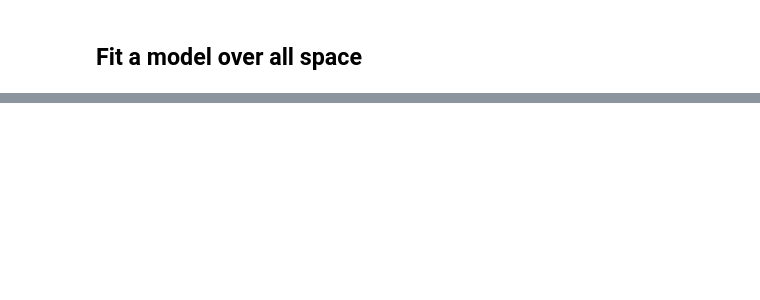
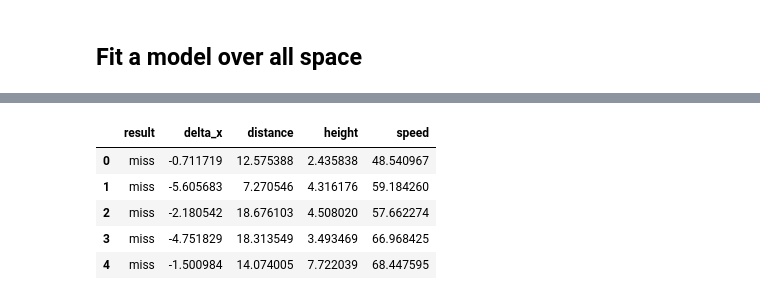
Before and after one commit to StevenCHowell/bball_cannon, a Jupyter notebook: BBall Cannon.ipynb, the cells around one changed output, grey strips where cells are left out. Drawn from its saved outputs; the diff is of its cells as text; code cells hidden in the pictures; blank space fills up the shorter version.

```diff
--- a/BBall Cannon.ipynb
+++ b/BBall Cannon.ipynb
@@ -801,0 +950,3 @@ ModuleNotFoundError: No module named 'sklearn'
+# %%
+l_limit = points[:, :3].min(axis=0)
+u_limit = points[:, :3].max(axis=0)
@@ -801,0 +990,13 @@ ModuleNotFoundError: No module named 'sklearn'
+# %%
+test_data = pd.concat([
+    pd.DataFrame(results100, columns = ['result', 'delta_x']),
+    pd.DataFrame(test100, columns=['distance', 'height', 'speed']),
+], axis=1)
+test_data.head()
+# %% [output]
+|  | result | delta_x | distance | height | speed |
+| 0 | miss | -0.711719 | 12.575388 | 2.435838 | 48.540967 |
+| 1 | miss | -5.605683 | 7.270546 | 4.316176 | 59.184260 |
+| 2 | miss | -2.180542 | 18.676103 | 4.508020 | 57.662274 |
+| 3 | miss | -4.751829 | 18.313549 | 3.493469 | 66.968425 |
+| 4 | miss | -1.500984 | 14.074005 | 7.722039 | 68.447595 |
```
Also changed, not shown: parts of 30 cells of this notebook.
